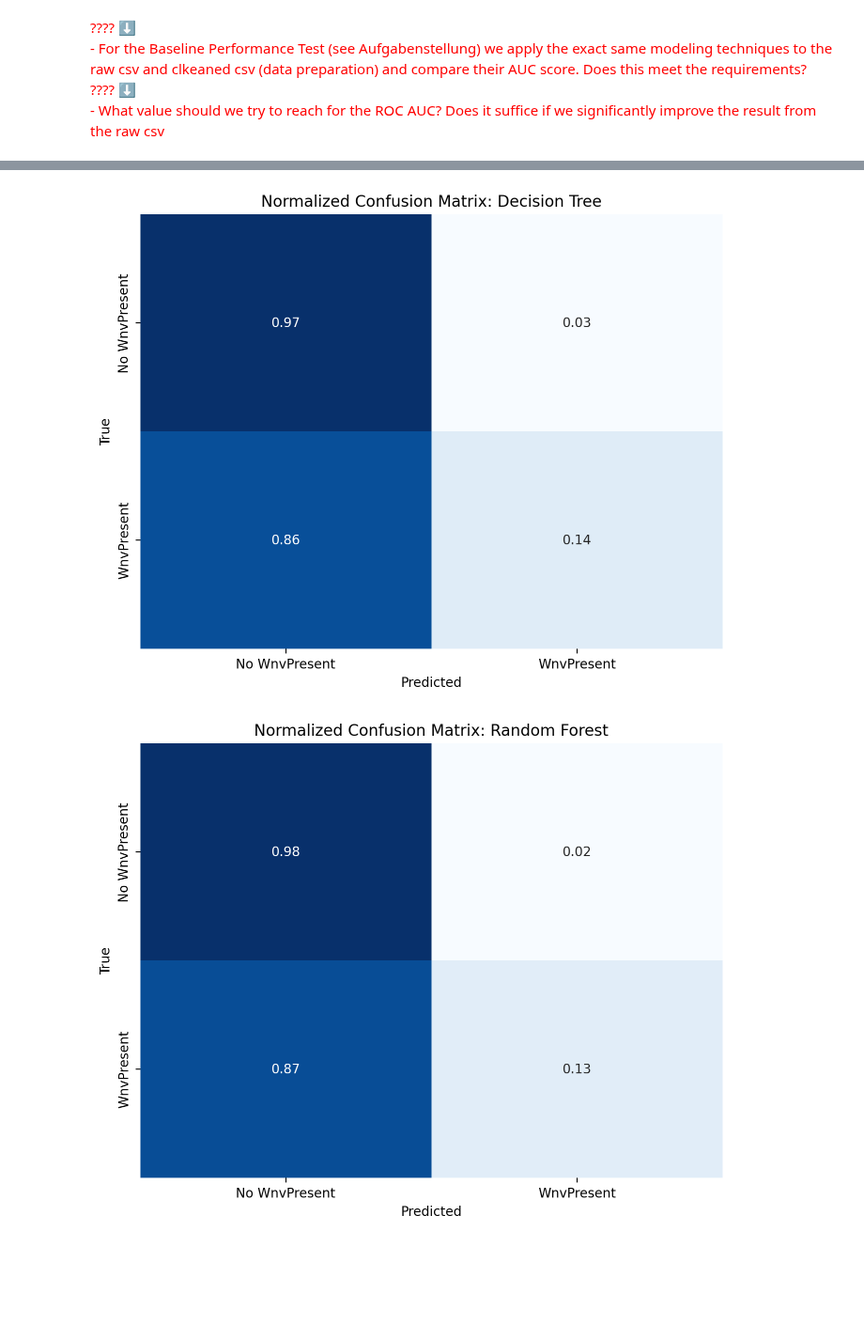
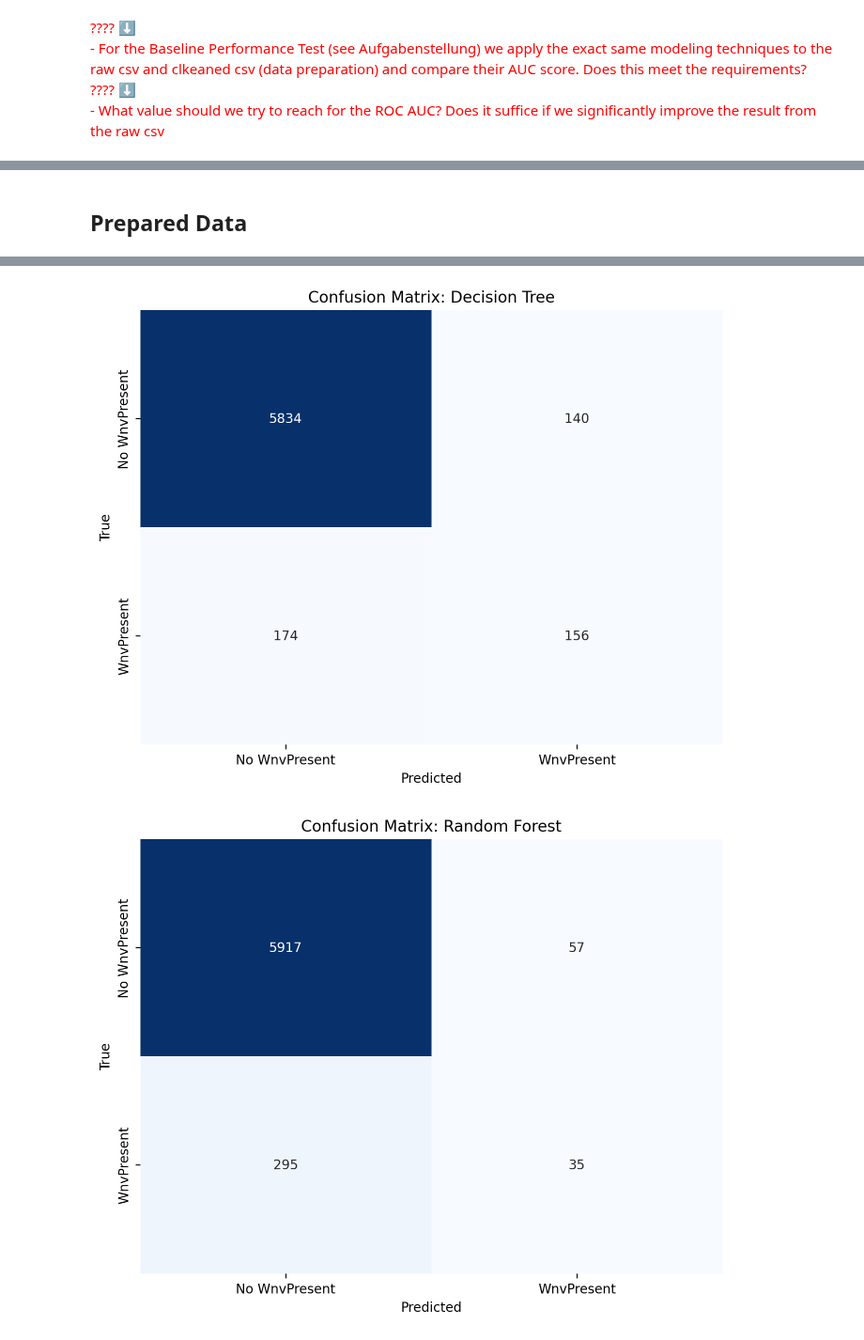
Before and after one commit to NilsLeo/WNV-prediction-model, a Jupyter notebook: notebooks/5_Modeling_AND_6_Evaluation.ipynb, the cells around one changed output, grey strips where cells are left out. Shown at 94% size. Cells and saved outputs as stored; diff of their text form; code cells hidden in the pictures; blank space fills up the shorter version.

```diff
--- a/notebooks/5_Modeling_AND_6_Evaluation.ipynb
+++ b/notebooks/5_Modeling_AND_6_Evaluation.ipynb
@@ -27,6 +27,7 @@ import seaborn as sns
 
 def prepare_data(train, test):
     # Data preparation
+    # TODO: Do this in data preparation
     train.drop('Date', axis=1, inplace=True)  # Assuming Date isn't required
     X = train.drop(["WnvPresent"], axis=1)
     y = train['WnvPresent']
@@ -52,7 +53,7 @@ def prepare_models():
         'Logistic Regression': LogisticRegression(max_iter=1000),
         'Decision Tree': DecisionTreeClassifier(),
         'Random Forest': RandomForestClassifier(),
-        'Support Vector Machine': SVC(probability=True),
+        # 'Support Vector Machine': SVC(probability=True),
         # 'Naive Bayes': GaussianNB()
     }
     return models
@@ -65,15 +66,17 @@ def train_models(models, X_train, y_train):
     return trained_models
 
 def plot_confusion_matrix(y_true, y_pred, class_names, classifier_name):
-    cm = confusion_matrix(y_true, y_pred, normalize='true')
+    # Changed 'normalize' to None to show actual counts in the confusion matrix
+    cm = confusion_matrix(y_true, y_pred, normalize=None)
     plt.figure(figsize=(8, 6))
-    sns.heatmap(cm, annot=True, fmt=".2f", cmap='Blues', cbar=False, xticklabels=class_names, yticklabels=class_names)
+    sns.heatmap(cm, annot=True, fmt="d", cmap='Blues', cbar=False, xticklabels=class_names, yticklabels=class_names)
     plt.xlabel('Predicted')
     plt.ylabel('True')
-    plt.title(f'Normalized Confusion Matrix: {classifier_name}')
+    plt.title(f'Confusion Matrix: {classifier_name}')
     plt.show()
 
-def evaluate_models(trained_models, X_test, y_test):
+
+def evaluate_models(trained_models, X_test, y_test, plot_cm=True):
     results = {}
     class_names = ['No WnvPresent', 'WnvPresent']  # Update as per your class names
     for name, model in trained_models.items():
@@ -86,9 +89,11 @@ def evaluate_models(trained_models, X_test, y_test):
             'Precision': precision_score(y_test, y_pred),
             'Recall': recall_score(y_test, y_pred)
         }
-        plot_confusion_matrix(y_test, y_pred, class_names, name)  # Plotting the confusion matrix
+        if plot_cm:
+            plot_confusion_matrix(y_test, y_pred, class_names, name)  # Corrected function call
     results_df = pd.DataFrame(results).T
     return results_df
+
 
 # Continue with your main workflow
 
@@ -100,7 +105,7 @@ test = pd.read_csv('../data/test.csv')
 X_train, X_test, y_train, y_test, test_scaled = prepare_data(train, test)
 models = prepare_models()
 trained_models = train_models(models, X_train, y_train)
-results_df = evaluate_models(trained_models, X_test, y_test)
+results_df = evaluate_models(trained_models, X_test, y_test, False)
 
 # Display results
 display(results_df)
@@ -120,0 +130 @@ display(results_df)
+## Prepared Data
@@ -122,2 +132,2 @@ display(results_df)
-[figure, old version]
+[figure, new version]
-[figure, old version]
+[figure, new version]
```
Also changed, not shown: parts of 2 cells of this notebook, 4 other files.
